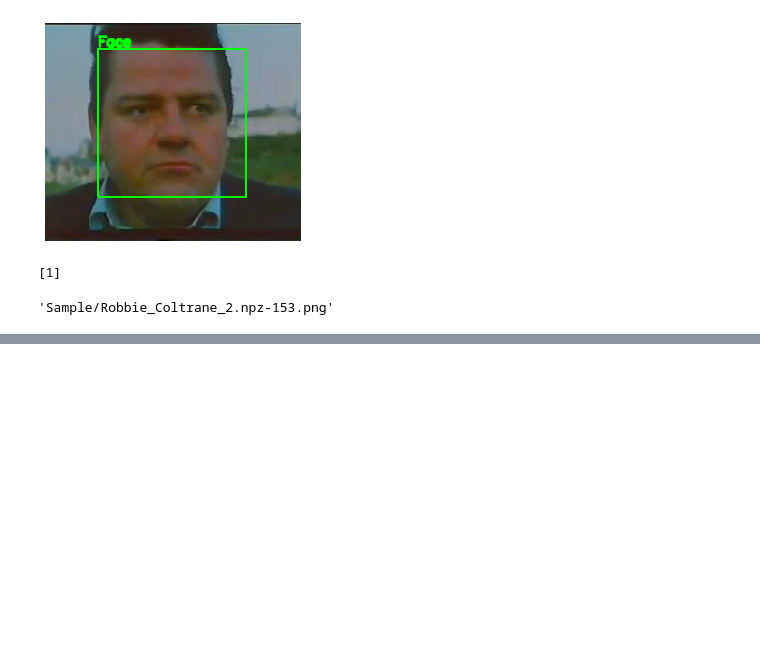
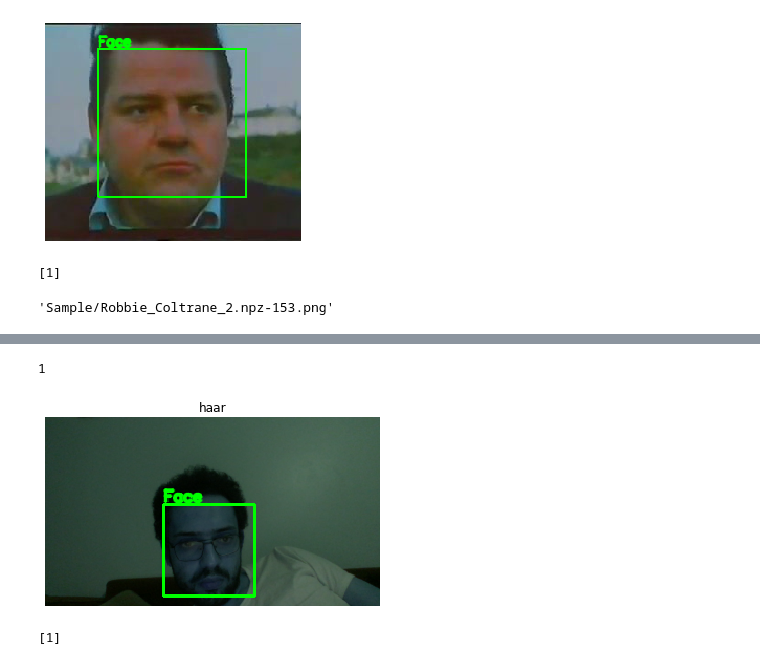
Before and after one commit to nalhaidari/fihmai, a Jupyter notebook: fihm_Nayef_P3.ipynb, the cells around one changed output, grey strips where cells are left out. Saved outputs shown, nothing was run; the diff lists cells and outputs as text; code cells hidden in the pictures; blank space fills up the shorter version.

```diff
--- a/fihm_Nayef_P3.ipynb
+++ b/fihm_Nayef_P3.ipynb
@@ -93,6 +93,7 @@ def find_face_haar(imagePaths, show = False ):
                 cv2.putText(image ,"Face",(x, y-3),cv2.FONT_HERSHEY_SIMPLEX ,0.5,(0,255,0),2,cv2.LINE_AA)
 
             plt.imshow(cv2.cvtColor(image, cv2.COLOR_BGR2RGB))
+            plt.title("haar")
             plt.axis('off')
             plt.show()
     return result
@@ -157,0 +155,6 @@ plt.show()
+# %%
+find_face_haar("test.png", show=1)
+# %% [output]
+1
+[figure, added]
+[1]
```
Also changed, not shown: parts of 5 cells of this notebook.
